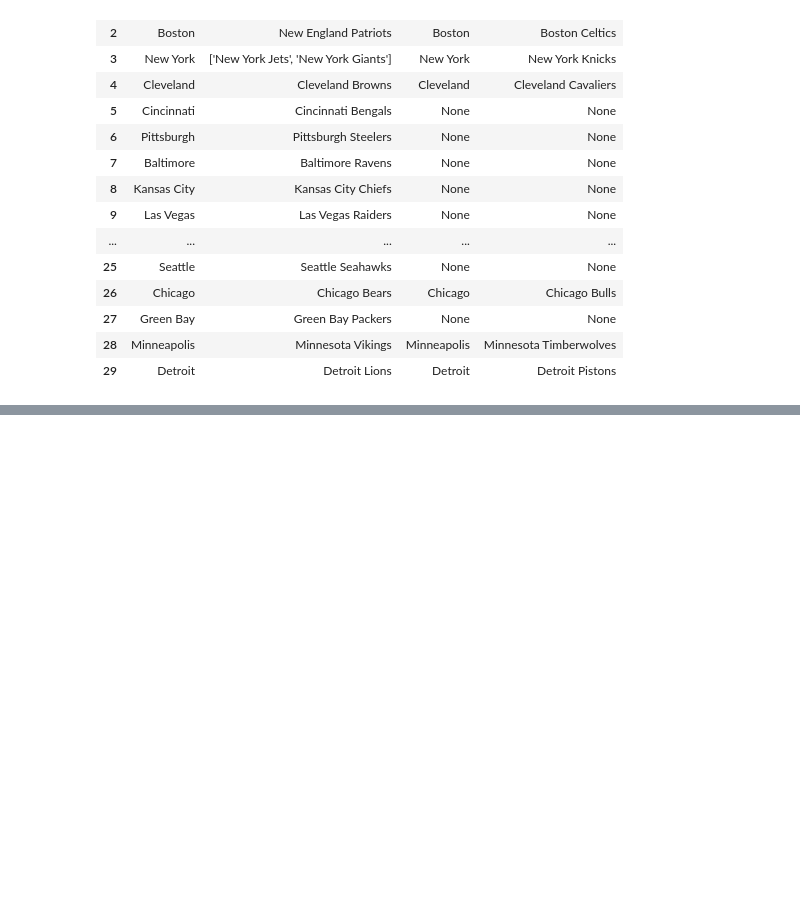
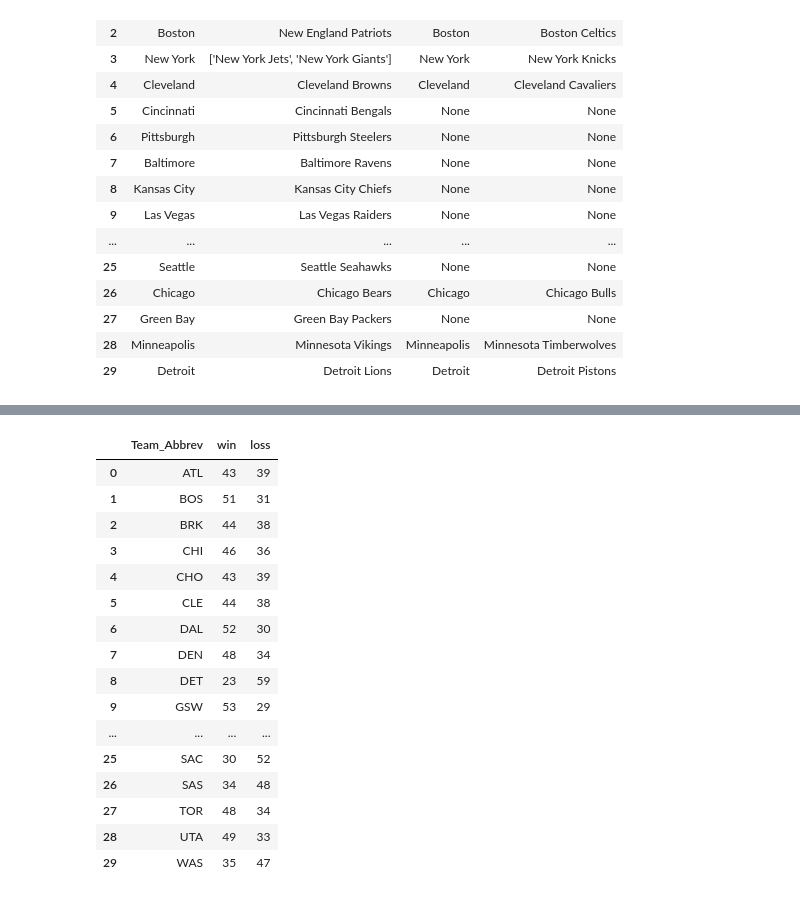
Before and after one commit to beauleblond/contrans, a Jupyter notebook: examples/nba_example.ipynb, the cells around one changed output, grey strips where cells are left out. Drawn from its saved outputs; the diff is of its cells as text; code cells hidden in the pictures; blank space fills up the shorter version.

```diff
--- a/examples/nba_example.ipynb
+++ b/examples/nba_example.ipynb
@@ -476,0 +509,31 @@ pd.read_sql(myquery, nba_db)
+# %%
+myquery = '''
+SELECT
+    t.Team_Abbrev,
+    SUM(t.Team_Score > o.Team_Score) AS win,
+    SUM(t.Team_Score < o.Team_Score) AS loss
+FROM team_game t
+INNER JOIN team_game o
+    ON t.game_id = o.game_id AND t.Team_Abbrev=o.Opponent_Abbrev
+GROUP BY t.Team_Abbrev
+'''
+
+pd.read_sql(myquery, nba_db)
+# %% [output]
+|  | Team_Abbrev | win | loss |
+| 0 | ATL | 43 | 39 |
+| 1 | BOS | 51 | 31 |
+| 2 | BRK | 44 | 38 |
+| 3 | CHI | 46 | 36 |
+| 4 | CHO | 43 | 39 |
+| 5 | CLE | 44 | 38 |
+| 6 | DAL | 52 | 30 |
+| 7 | DEN | 48 | 34 |
+| 8 | DET | 23 | 59 |
+| 9 | GSW | 53 | 29 |
+| ... | ... | ... | ... |
+| 25 | SAC | 30 | 52 |
+| 26 | SAS | 34 | 48 |
+| 27 | TOR | 48 | 34 |
+| 28 | UTA | 49 | 33 |
+| 29 | WAS | 35 | 47 |
```
Also changed, not shown: parts of 8 cells of this notebook, 3 other files.
